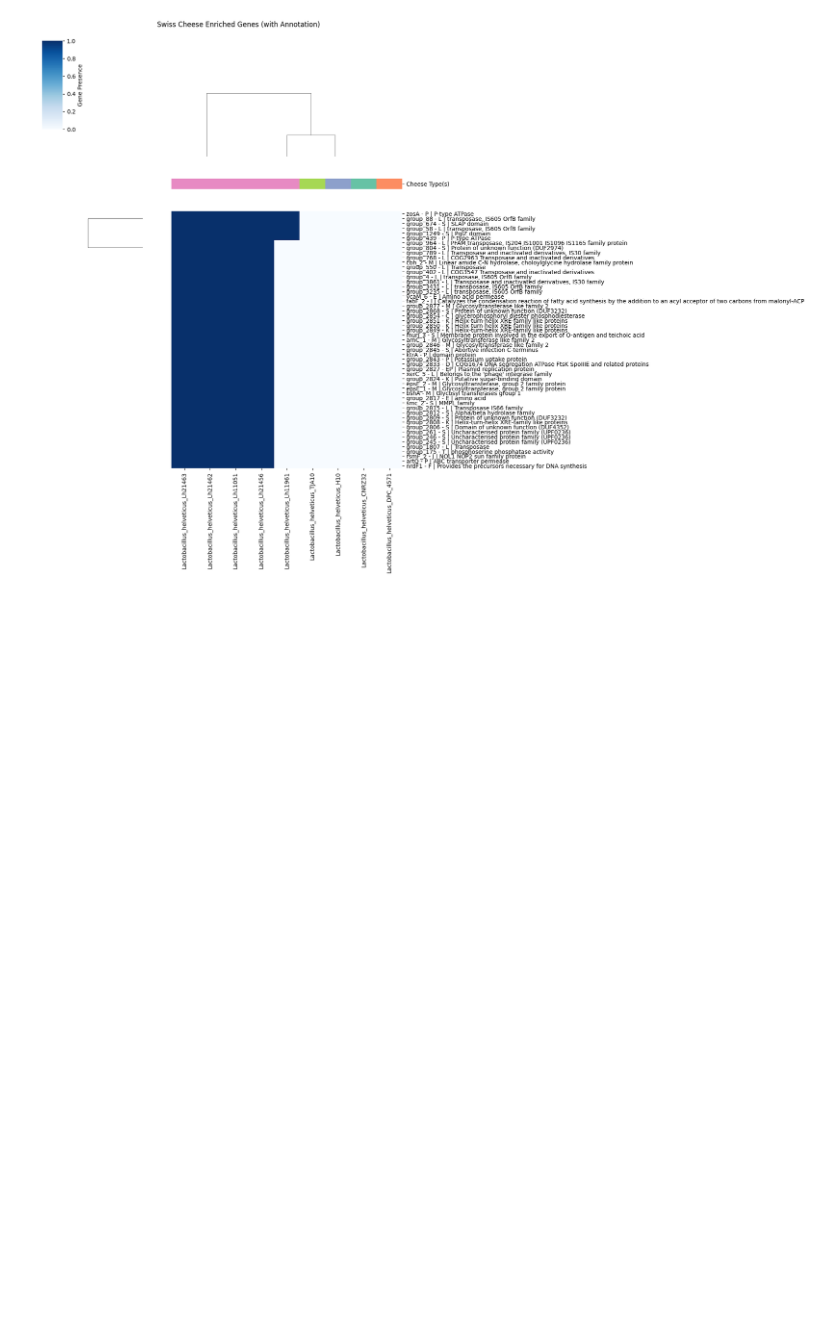
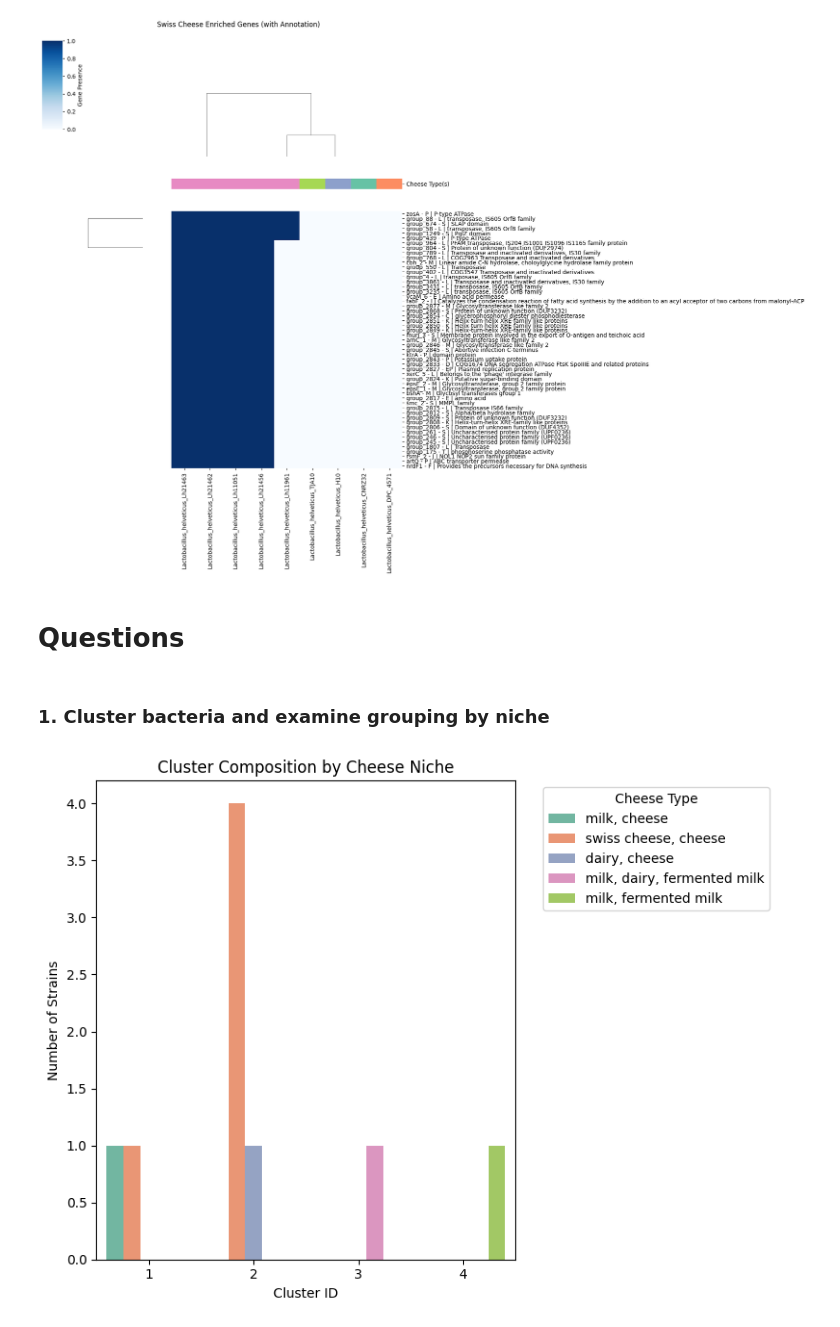
Before and after one commit to Vladm0z/HSE-Bioinformatics, a Jupyter notebook: Bioinformatics/MSc/PracBio/PracBio_0417.ipynb, the cells around one changed output. Drawn from its saved outputs; the diff is of its cells as text; code cells hidden in the pictures; blank space fills up the shorter version.

```diff
--- a/Bioinformatics/MSc/PracBio/PracBio_0417.ipynb
+++ b/Bioinformatics/MSc/PracBio/PracBio_0417.ipynb
@@ -544,3 +548,5 @@ plt.suptitle("Swiss Cheese Enriched Genes (with Annotation)", y=1.02)
 plt.show()
 # %% [output]
 [figure]
+# %% [markdown]
+# Questions
@@ -546,0 +558,23 @@ plt.show()
+# %% [markdown]
+### 1. Cluster bacteria and examine grouping by niche
+# %%
+# Cut dendrogram into clusters
+max_clusters = 4  # or choose based on dendrogram
+clusters = fcluster(Z, t=max_clusters, criterion='maxclust')
+cluster_df = pd.DataFrame({
+    'strain': binary_matrix.columns,
+    'cluster': clusters,
+    'cheese_type': [cheese_colors[s] for s in binary_matrix.columns]
+})
+# %%
+# Plot cluster composition
+plt.figure(figsize=(8, 6))
+sns.countplot(data=cluster_df, x='cluster', hue='cheese_type', palette=palette)
+plt.title('Cluster Composition by Cheese Niche')
+plt.xlabel('Cluster ID')
+plt.ylabel('Number of Strains')
+plt.legend(title='Cheese Type', bbox_to_anchor=(1.05, 1), loc='upper left')
+plt.tight_layout()
+plt.show()
+# %% [output]
+[figure, added]
```
Also changed, not shown: parts of 23 cells of this notebook.
